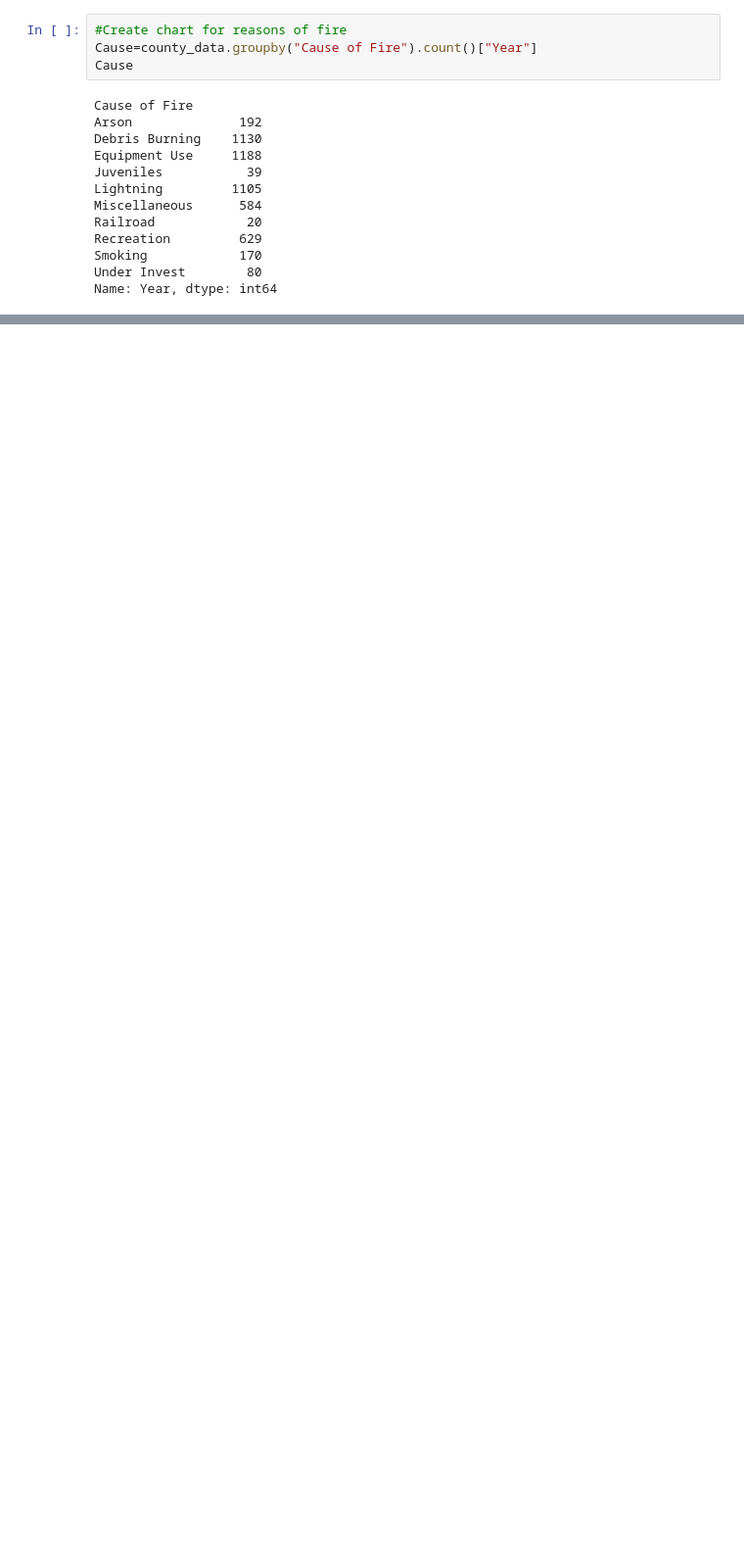
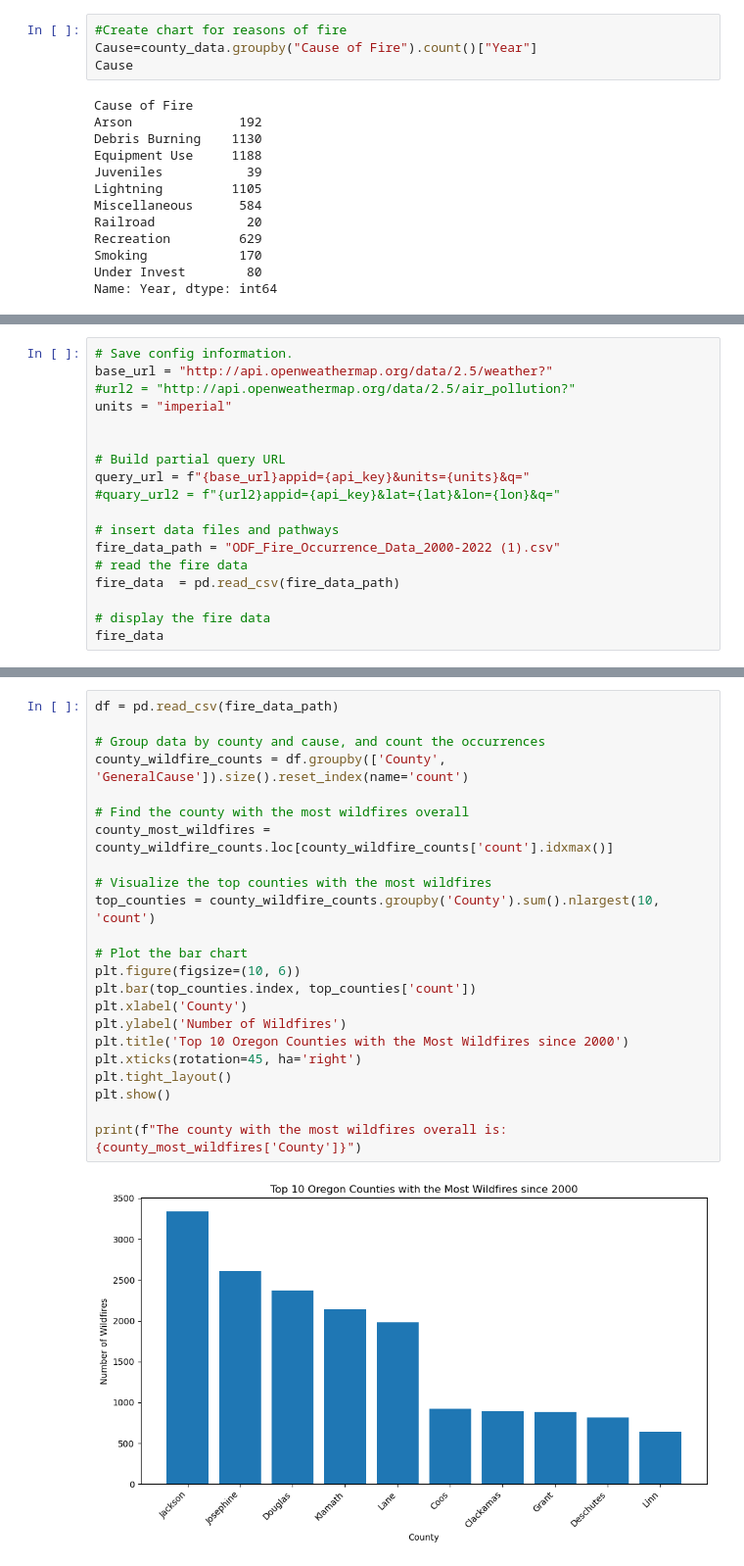
Before and after one commit to ctetreault13/Project-1-Oregon-Fire-and-wheel, a Jupyter notebook: Project_1_Oregon_Fires.ipynb, the cells around one changed output, grey strips where cells are left out. Shown at 98% size. Drawn from its saved outputs; the diff is of its cells as text; blank space fills up the shorter version.

```diff
--- a/Project_1_Oregon_Fires.ipynb
+++ b/Project_1_Oregon_Fires.ipynb
@@ -518,0 +524,18 @@ plt.show()
+# %%
+# Save config information.
+base_url = "http://api.openweathermap.org/data/2.5/weather?"
+#url2 = "http://api.openweathermap.org/data/2.5/air_pollution?"
+units = "imperial"
+
+
+# Build partial query URL
+query_url = f"{base_url}appid={api_key}&units={units}&q="
+#quary_url2 = f"{url2}appid={api_key}&lat={lat}&lon={lon}&q="
+
+# insert data files and pathways
+fire_data_path = "ODF_Fire_Occurrence_Data_2000-2022 (1).csv"
+# read the fire data
+fire_data  = pd.read_csv(fire_data_path)
+
+# display the fire data
+fire_data
@@ -518,0 +556,25 @@ plt.show()
+# %%
+df = pd.read_csv(fire_data_path)
+
+# Group data by county and cause, and count the occurrences
+county_wildfire_counts = df.groupby(['County', 'GeneralCause']).size().reset_index(name='count')
+
+# Find the county with the most wildfires overall
+county_most_wildfires = county_wildfire_counts.loc[county_wildfire_counts['count'].idxmax()]
+
+# Visualize the top counties with the most wildfires
+top_counties = county_wildfire_counts.groupby('County').sum().nlargest(10, 'count')
+
+# Plot the bar chart
+plt.figure(figsize=(10, 6))
+plt.bar(top_counties.index, top_counties['count'])
+plt.xlabel('County')
+plt.ylabel('Number of Wildfires')
+plt.title('Top 10 Oregon Counties with the Most Wildfires since 2000')
+plt.xticks(rotation=45, ha='right')
+plt.tight_layout()
+plt.show()
+
+print(f"The county with the most wildfires overall is: {county_most_wildfires['County']}")
+# %% [output]
+[figure, added]
```
Also changed, not shown: parts of 12 cells of this notebook, 5 other files.
